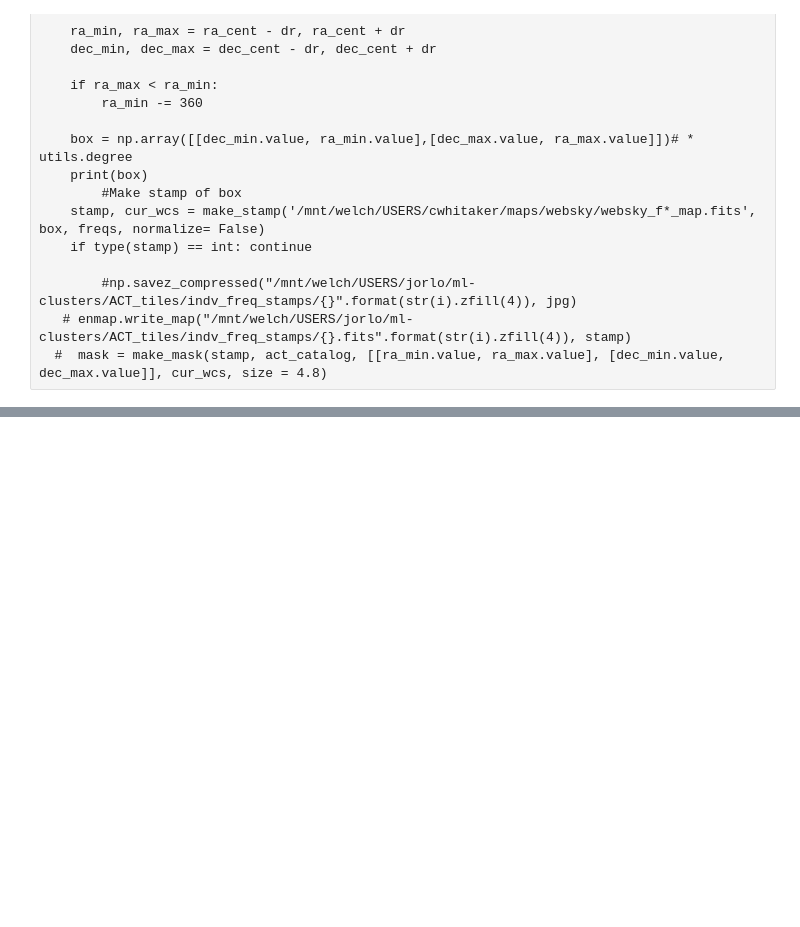
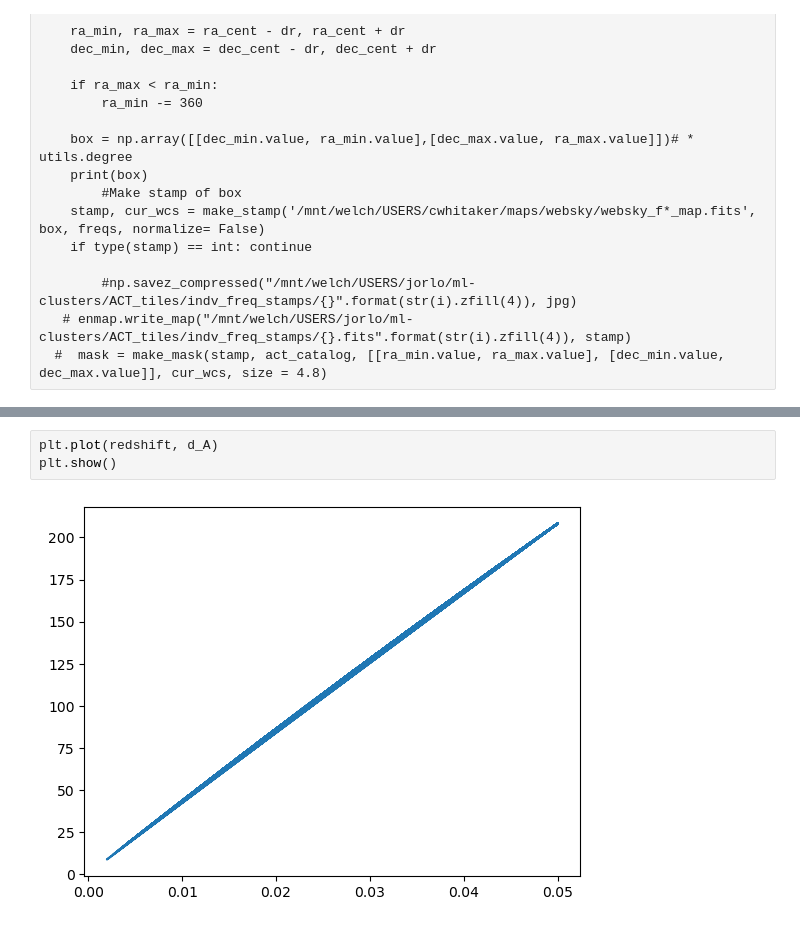
Before and after one commit to Sulla2012/ml-clusters, a Jupyter notebook: halo-masks.ipynb, the cells around one changed output, grey strips where cells are left out. Drawn from its saved outputs; the diff is of its cells as text; blank space fills up the shorter version.

```diff
--- a/halo-masks.ipynb
+++ b/halo-masks.ipynb
@@ -314,0 +290,5 @@ For git committing testing
+# %%
+plt.plot(redshift, d_A)
+plt.show()
+# %% [output]
+[figure, added]
```
Also changed, not shown: parts of 15 cells of this notebook.
